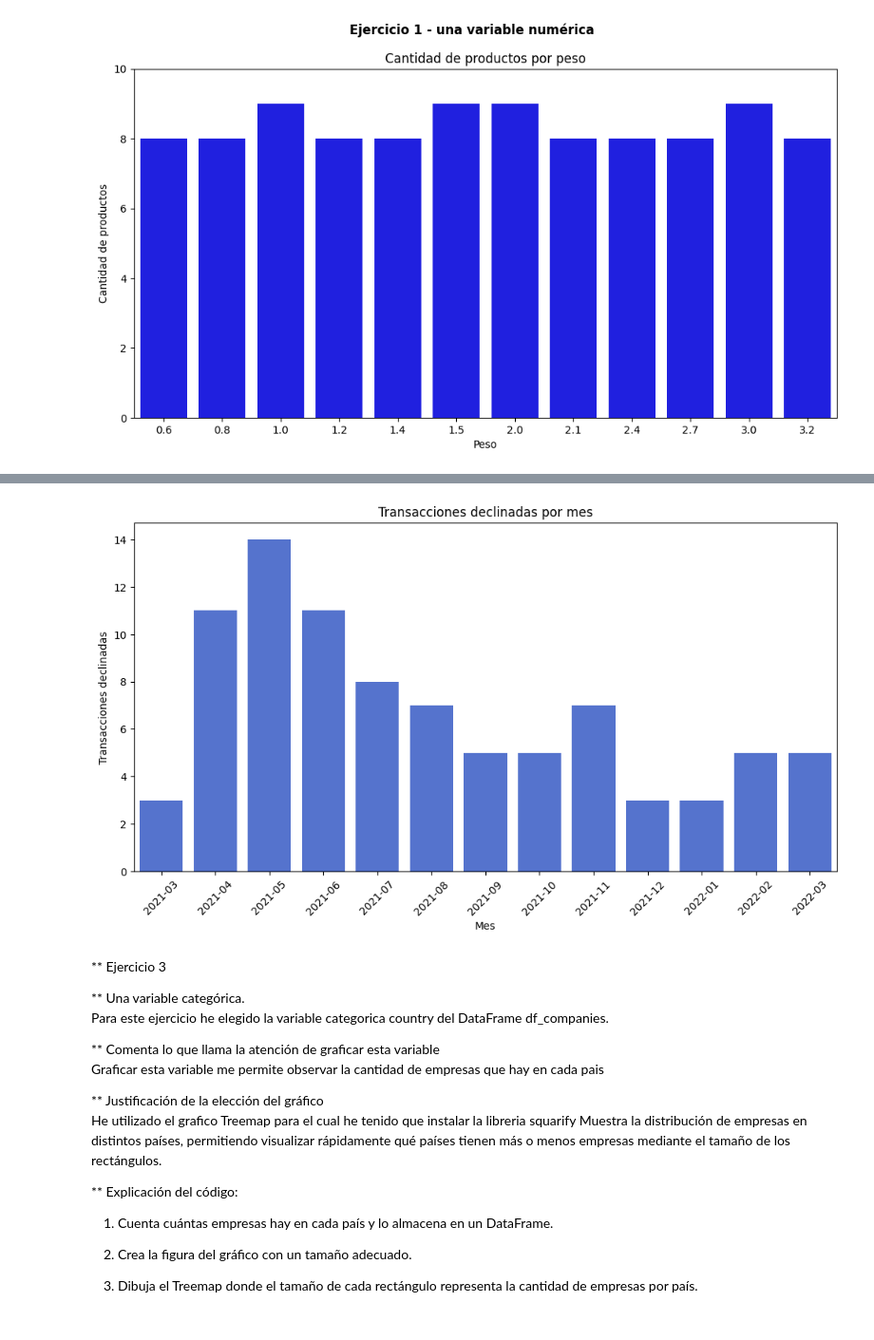
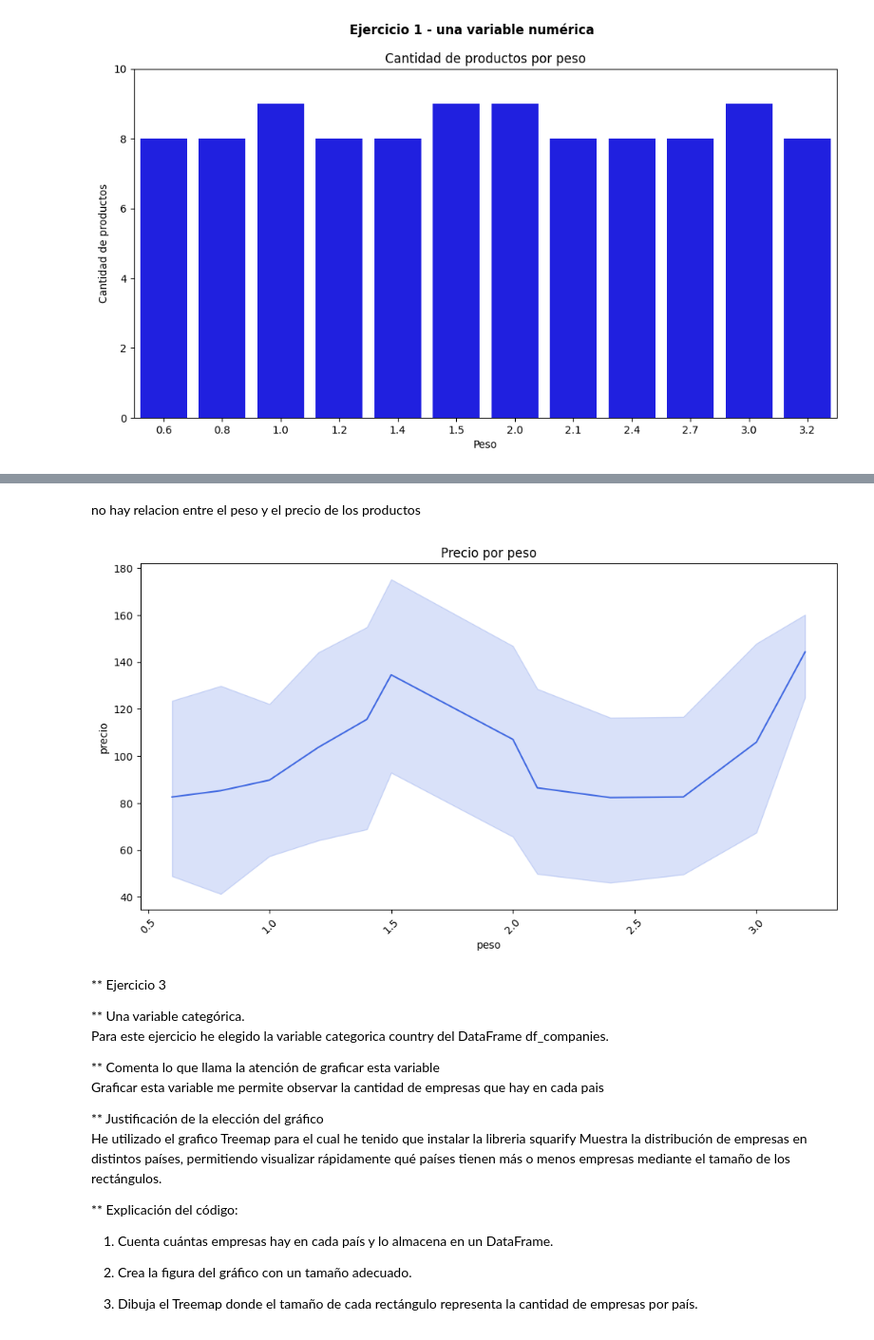
Before and after one commit to MailinV/Sprint_8_MV, a Jupyter notebook: Sprint8_MV.ipynb, the cells around one changed output, grey strips where cells are left out. Shown at 95% size. Drawn from its saved outputs; the diff is of its cells as text; code cells hidden in the pictures.

```diff
--- a/Sprint8_MV.ipynb
+++ b/Sprint8_MV.ipynb
@@ -241,22 +219,24 @@ La grafica de barras me permite ver con facilidad cómo varía la frecuencia de
 
 Mayo de 2021 es el mes con mayor cantidad de transacciones declinadas (14) seguido por los meses de abril y junio del mismo año con 11 transacciones declinadas. Los meses de marzo y dicimbre de 2021 y enero de 2022 son los meses con menos cantidad de transacciones declinadas (3).
 Con esta informacion podria analizar en concreto las causas que han provocado la no aprobacion de las transacciones entre las que se pueden encontrar: una caida del sistema en el momento de realizar la compra y/o problemas tecnicos con la tarjeta de credito.
-# %%
-df_transactions['timestamp'] = pd.to_datetime(df_transactions['timestamp']) #cambiar formato de fecha
-df_transactions['year_month'] = df_transactions['timestamp'].dt.to_period('M') #extraer año y mes
-df_monthly = df_transactions.groupby('year_month')['declined'].sum().reset_index() # agrupo la suma del amount por mes
-df_monthly['year_month'] = df_monthly['year_month'].astype(str)
-
-plt.figure(figsize=(12,6))
-sns.barplot(data=df_monthly, x='year_month', y='declined', color='royalblue')
-
-plt.xticks(rotation=45)
-plt.xlabel("Mes")
-plt.ylabel("Transacciones declinadas")
-plt.title("Transacciones declinadas por mes")
-plt.show()
-# %% [output]
-[figure, removed]
+# %% [markdown]
+no hay relacion entre el peso y el precio de los productos
+# %%
+# precio por peso
+
+
+plt.figure(figsize=(12,6))
+sns.lineplot(data=df_products, x='weight', y='price', color='royalblue')
+
+plt.xticks(rotation=45)
+plt.xlabel("peso")
+plt.ylabel("precio")
+plt.title("Precio por peso")
+plt.show()
+
+#matplotlib.axes.Axes.scatter()
+# %% [output]
+[figure, added]
 # %% [markdown]
 ** Ejercicio 3 <br>
 
```
Also changed, not shown: parts of 22 cells of this notebook.
